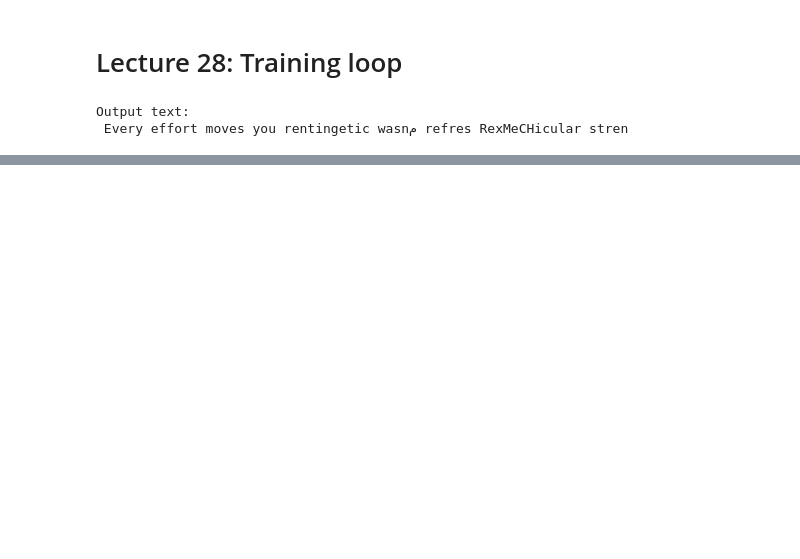
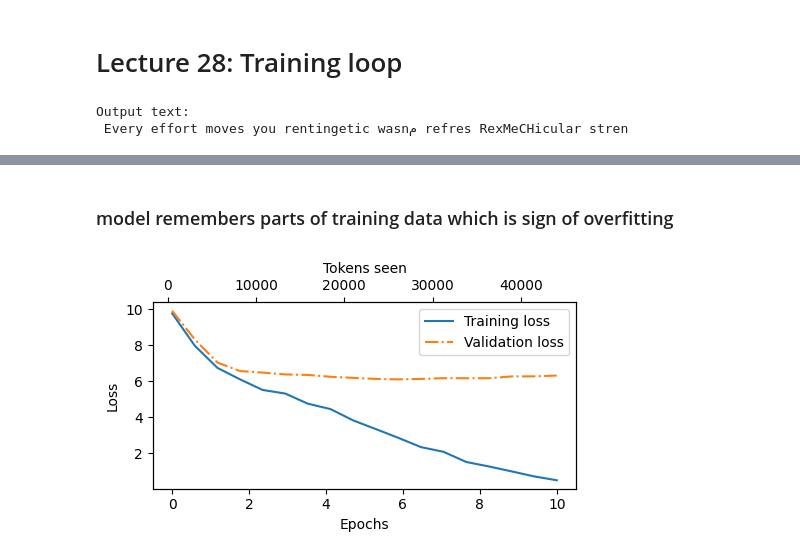
Before and after one commit to marcel1520/building-llm, a Jupyter notebook: L27_L28_train_LLM_train_loop.ipynb, the cells around one changed output, grey strips where cells are left out. Saved outputs shown, nothing was run; the diff lists cells and outputs as text; code cells hidden in the pictures; blank space fills up the shorter version.

```diff
--- a/L27_L28_train_LLM_train_loop.ipynb
+++ b/L27_L28_train_LLM_train_loop.ipynb
@@ -12,5 +12,7 @@ import time
 import matplotlib.pyplot as plt
 from matplotlib.ticker import MaxNLocator
 # %%
-device = "mps" if torch.backends.mps.is_available() else "cpu"
-device
+#device = "mps" if torch.backends.mps.is_available() else "cpu"
+device = "cpu"
+
+#torch.mps.empty_cache()
@@ -325,13 +327,13 @@ def train_model_simple(model, train_loader, val_loader, optimizer, device, num_e
 start_time = time.time()
 
 torch.manual_seed(123)
-model = GPTModel(GPT_CONFIG_124M)
-model.to(device)
-optimizer = torch.optim.AdamW(model.parameters(), lr=0.0004, weight_decay=0.1)
+trained_model = GPTModel(GPT_CONFIG_124M)
+trained_model.to(device)
+optimizer = torch.optim.AdamW(trained_model.parameters(), lr=0.0004, weight_decay=0.1)
 
 num_epochs = 10
 train_losses, val_losses, tokens_seen = train_model_simple(
-    model, train_loader, val_loader, optimizer,
+    trained_model, train_loader, val_loader, optimizer,
     device, num_epochs=num_epochs, eval_freq=5, eval_iter=5,
     start_context="Every effort moves you", tokenizer=tokenizer
 )
@@ -345,21 +371,25 @@ Ep 1 (Step 000005): Train loss 10.086, Val loss 10.122
+# %% [markdown]
+### model remembers parts of training data which is sign of overfitting
 # %%
 def plot_losses(epochs_seen, tokens_seen, train_losses, val_losses):
     fig, ax1 = plt.subplots(figsize=(5, 3))
 
     ax1.plot(epochs_seen, train_losses, label="Training loss")
     ax1.plot(epochs_seen, val_losses, linestyle="-.", label="Validation loss")
     ax1.set_xlabel("Epochs")
     ax1.set_ylabel("Loss")
     ax1.legend(loc="upper right")
     ax1.xaxis.set_major_locator(MaxNLocator(integer=True))
 
     ax2 = ax1.twiny()
     ax2.plot(tokens_seen, train_losses, alpha=0)
     ax2.set_xlabel("Tokens seen")
 
     fig.tight_layout()
     #plt.savefig("loss-plot.pdf")
     plt.show()
 
-epochs_tensor = torch.linespace(0, num_epochs, len(train_losses))
+epochs_tensor = torch.linspace(0, num_epochs, len(train_losses))
 plot_losses(epochs_tensor, tokens_seen, train_losses, val_losses)
+# %% [output]
+[figure, added]
```
Also changed, not shown: parts of 5 cells of this notebook, 2 other files.
